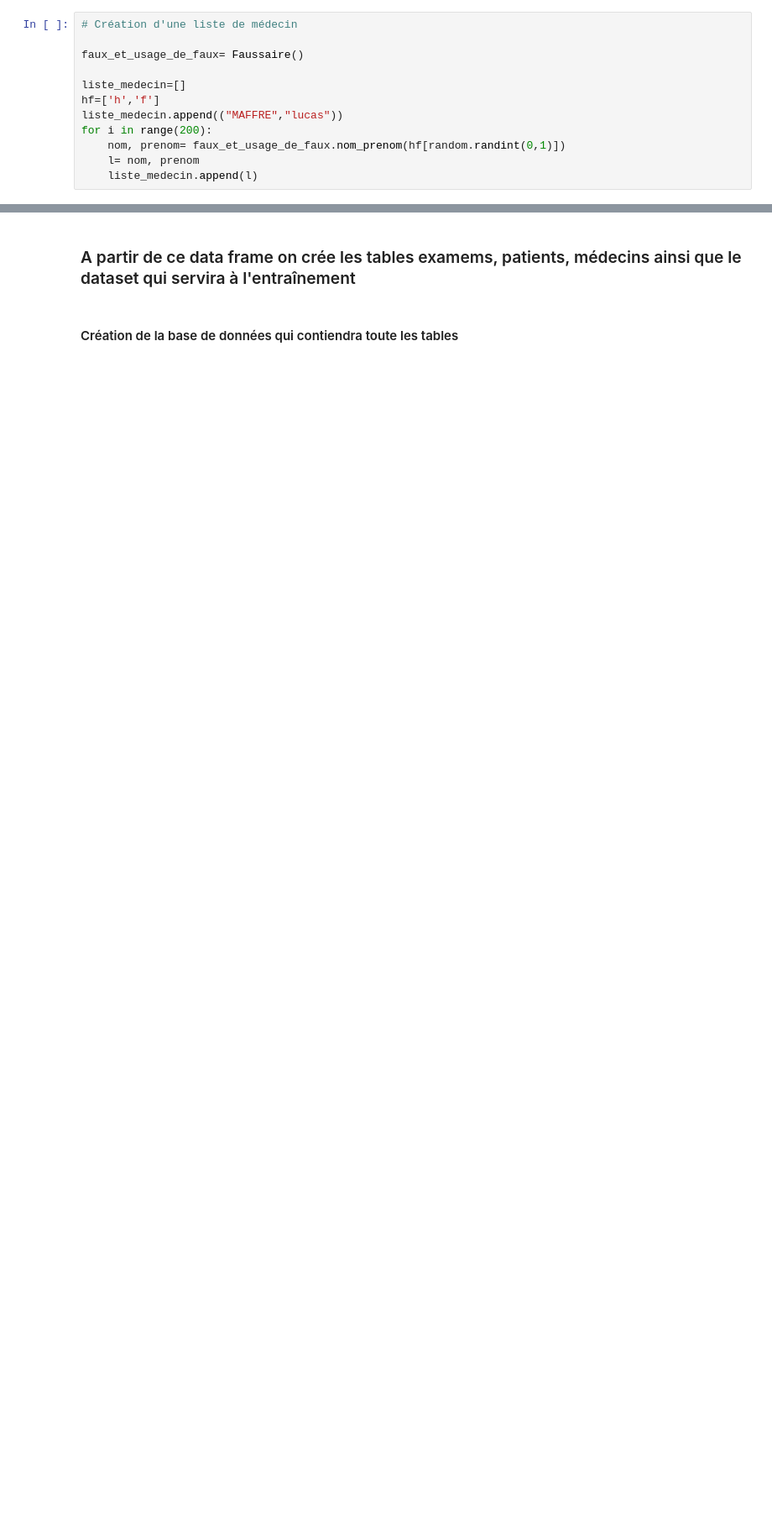
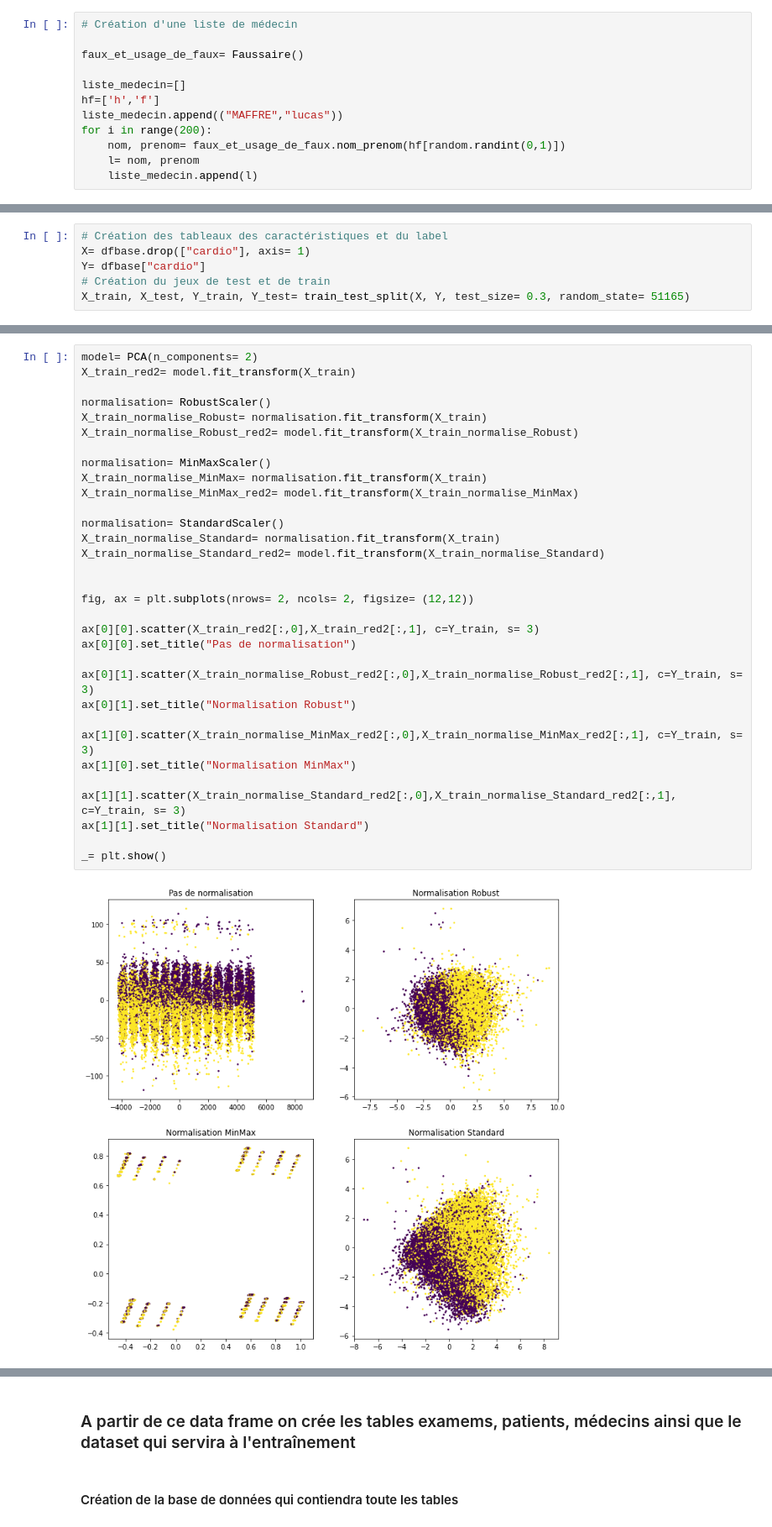
Before and after one commit to jpphi/prj_final, a Jupyter notebook: E1/E1_baseb12.ipynb, the cells around one changed output, grey strips where cells are left out. Shown at 84% size. Cells and saved outputs as stored; diff of their text form; blank space fills up the shorter version.

```diff
--- a/E1/E1_baseb12.ipynb
+++ b/E1/E1_baseb12.ipynb
@@ -637,0 +603,6 @@ X,Y
+# %%
+# Création des tableaux des caractéristiques et du label
+X= dfbase.drop(["cardio"], axis= 1)
+Y= dfbase["cardio"]
+# Création du jeux de test et de train
+X_train, X_test, Y_train, Y_test= train_test_split(X, Y, test_size= 0.3, random_state= 51165)
@@ -637,0 +615,34 @@ X,Y
+# %%
+model= PCA(n_components= 2)
+X_train_red2= model.fit_transform(X_train)
+
+normalisation= RobustScaler()
+X_train_normalise_Robust= normalisation.fit_transform(X_train)
+X_train_normalise_Robust_red2= model.fit_transform(X_train_normalise_Robust)
+
+normalisation= MinMaxScaler()
+X_train_normalise_MinMax= normalisation.fit_transform(X_train)
+X_train_normalise_MinMax_red2= model.fit_transform(X_train_normalise_MinMax)
+
+normalisation= StandardScaler()
+X_train_normalise_Standard= normalisation.fit_transform(X_train)
+X_train_normalise_Standard_red2= model.fit_transform(X_train_normalise_Standard)
+
+
+fig, ax = plt.subplots(nrows= 2, ncols= 2, figsize= (12,12))
+
+ax[0][0].scatter(X_train_red2[:,0],X_train_red2[:,1], c=Y_train, s= 3)
+ax[0][0].set_title("Pas de normalisation")
+
+ax[0][1].scatter(X_train_normalise_Robust_red2[:,0],X_train_normalise_Robust_red2[:,1], c=Y_train, s= 3)
+ax[0][1].set_title("Normalisation Robust")
+
+ax[1][0].scatter(X_train_normalise_MinMax_red2[:,0],X_train_normalise_MinMax_red2[:,1], c=Y_train, s= 3)
+ax[1][0].set_title("Normalisation MinMax")
+
+ax[1][1].scatter(X_train_normalise_Standard_red2[:,0],X_train_normalise_Standard_red2[:,1], c=Y_train, s= 3)
+ax[1][1].set_title("Normalisation Standard")
+
+_= plt.show()
+# %% [output]
+[figure, added]
```
Also changed, not shown: parts of 87 cells of this notebook, 6 other files.
